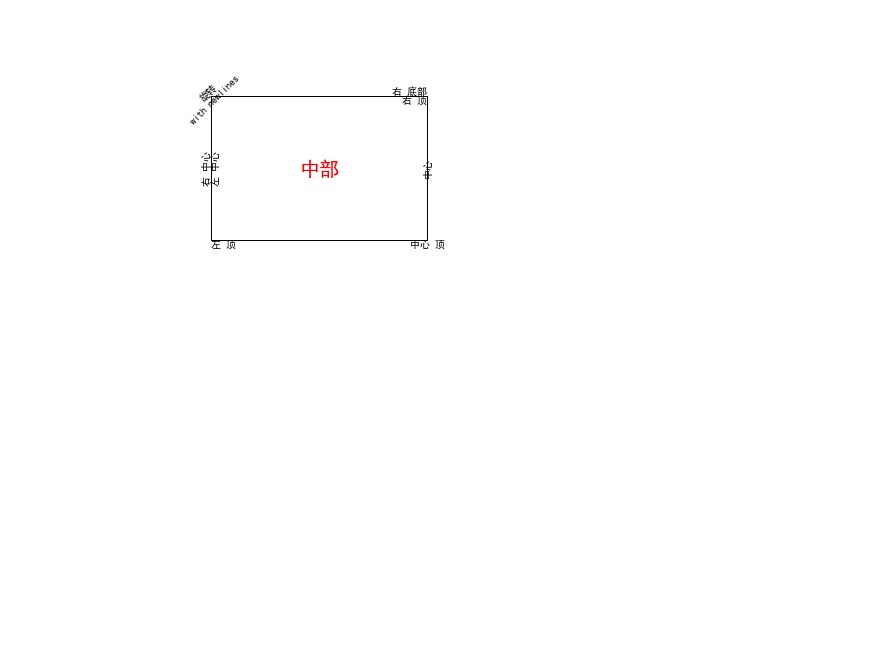
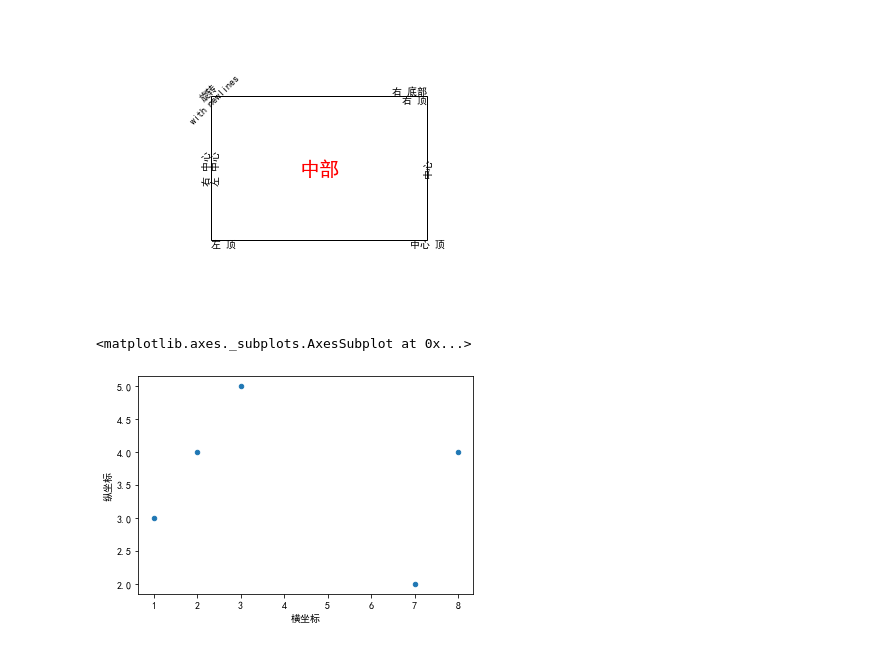
Before and after one commit to liudengfeng/zipline_doc, a Jupyter notebook: 中文字体.ipynb, the cells around one changed output. Drawn from its saved outputs; the diff is of its cells as text; code cells hidden in the pictures; blank space fills up the shorter version.

```diff
--- a/中文字体.ipynb
+++ b/中文字体.ipynb
@@ -77,3 +77,10 @@ ax.set_axis_off()
 plt.show()
 # %% [output]
 [figure]
+# %%
+import pandas as pd
+df = pd.DataFrame({'横坐标':[1,2,3,7,8],'纵坐标':[3,4,5,2,4]})
+df.plot.scatter(x='横坐标',y='纵坐标')
+# %% [output]
+<matplotlib.axes._subplots.AxesSubplot at 0x...>
+[figure, added]
```
Also changed, not shown: 4 other files.
